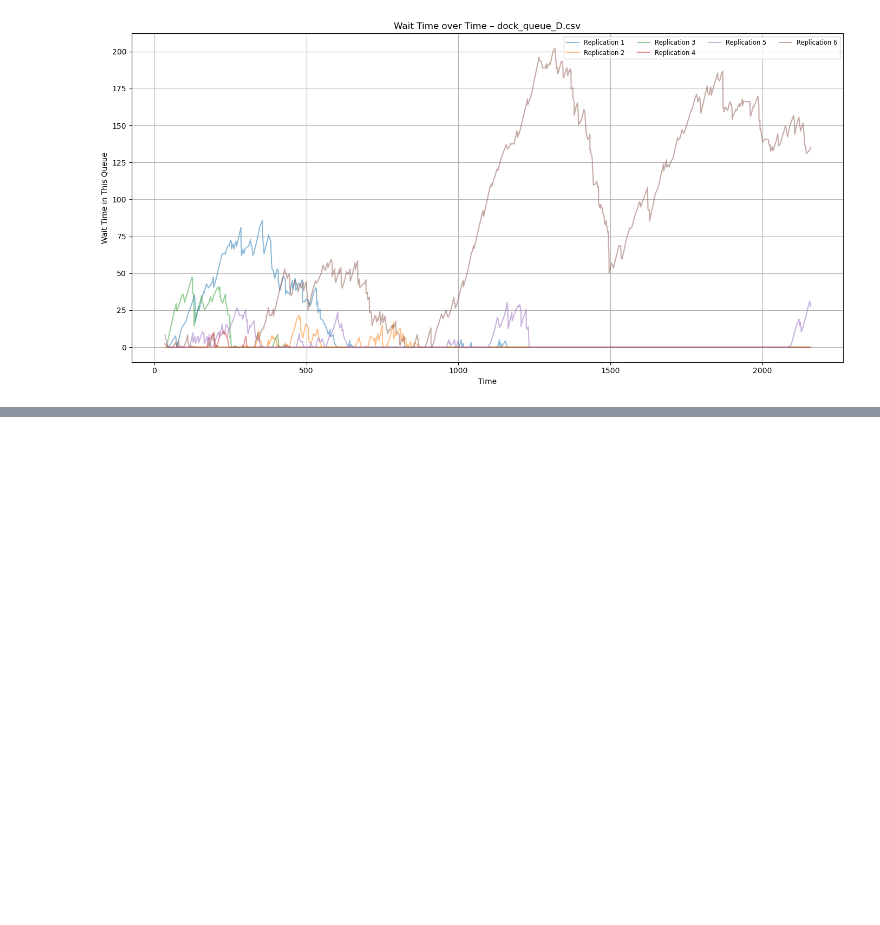
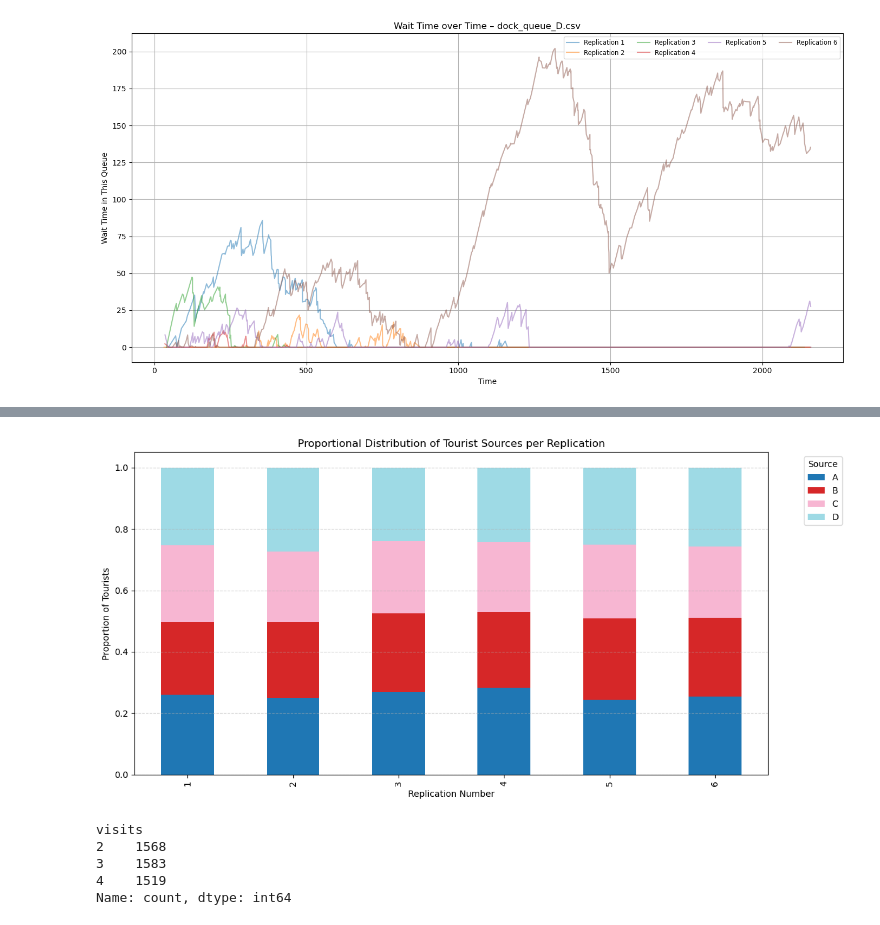
Before and after one commit to Ezio99/CS5233_Simulation, a Jupyter notebook: Assignment2/Analysis Scripts/AnalysisScript.ipynb, the cells around one changed output, grey strips where cells are left out. Cells and saved outputs as stored; diff of their text form; code cells hidden in the pictures; blank space fills up the shorter version.

Commit message:
Unified scripts and changed formats. Also added source of tourists

```diff
--- a/Assignment2/Analysis Scripts/WarmUpAnalysis/WarmUpAnalysisScript.ipynb
+++ b/Assignment2/Analysis Scripts/AnalysisScript.ipynb
@@ -51,3 +51,6 @@ for file_name in csv_files:
 [figure]
 [figure]
 [figure]
+# %%
+visits_df = pd.read_csv(os.path.join(folder_path, "visits.csv"))
+visits_df
@@ -53,0 +71,26 @@ for file_name in csv_files:
+# %%
+visits_df = visits_df.loc[:, ~visits_df.columns.str.contains('^Unnamed')]
+# %%
+source_dist = visits_df.groupby(["replication_no", "source"]).size().unstack(fill_value=0)
+normalized_source = source_dist.div(source_dist.sum(axis=1), axis=0)
+
+plt.figure(figsize=(12, 6))
+normalized_source.plot(kind="bar", stacked=True, colormap="tab20", ax=plt.gca())
+plt.xlabel("Replication Number")
+plt.ylabel("Proportion of Tourists")
+plt.title("Proportional Distribution of Tourist Sources per Replication")
+plt.legend(title="Source", bbox_to_anchor=(1.05, 1), loc="upper left")
+plt.grid(axis="y", linestyle="--", alpha=0.6)
+plt.tight_layout()
+plt.show()
+# %% [output]
+[figure, added]
+# %%
+visit_counts = visits_df["visits"].value_counts().sort_index()
+visit_counts
+# %% [output]
+visits
+2    1568
+3    1583
+4    1519
+Name: count, dtype: int64
```
Also changed, not shown: parts of 3 cells of this notebook, 11 other files.
